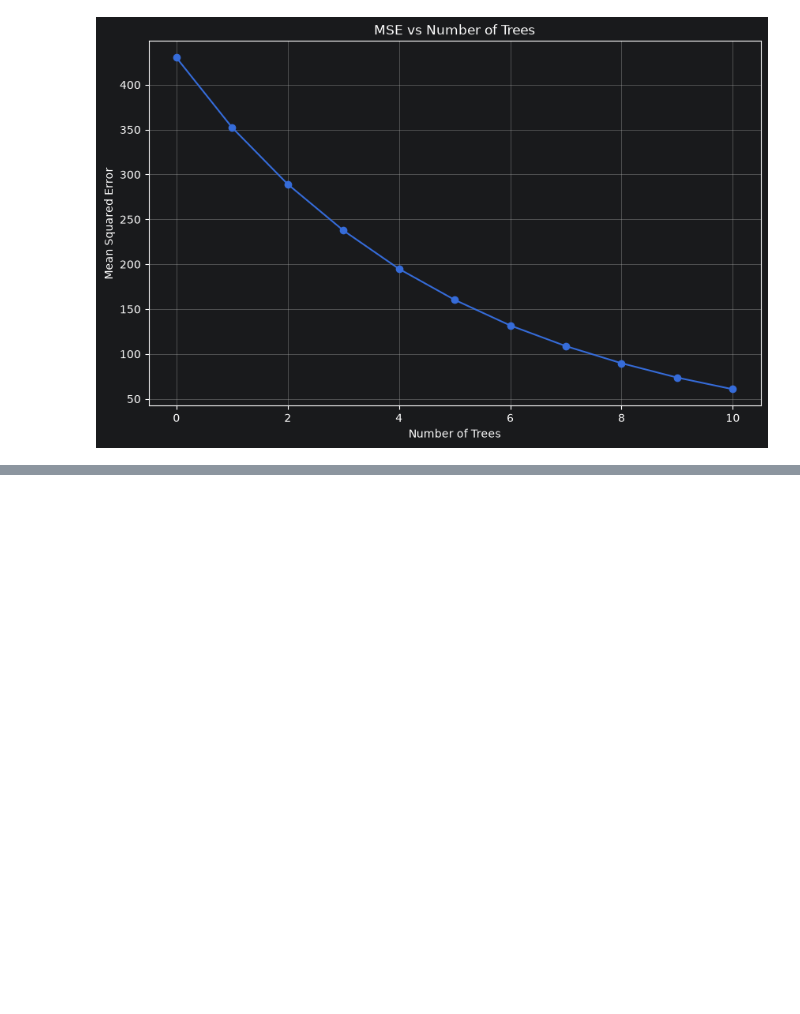
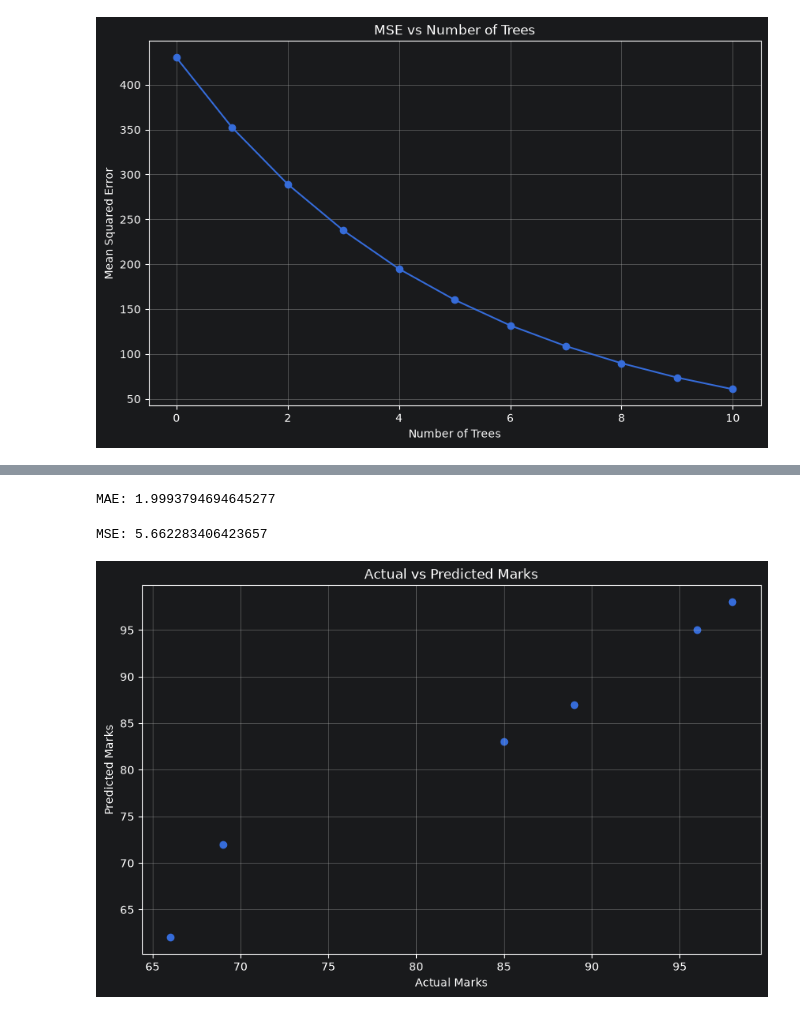
Before and after one commit to MUHAMMADZARYABKHAN-21/new.py, a Jupyter notebook: SCIKIT/LESSON18GRADIENTBOOSTING.ipynb, the cells around one changed output, grey strips where cells are left out. Saved outputs shown, nothing was run; the diff lists cells and outputs as text; code cells hidden in the pictures; blank space fills up the shorter version.

```diff
--- a/SCIKIT/LESSON18GRADIENTBOOSTING.ipynb
+++ b/SCIKIT/LESSON18GRADIENTBOOSTING.ipynb
@@ -574,0 +653,9 @@ from sklearn.metrics import mean_squared_error, mean_absolute_error, r2_score
+# %%
+from sklearn.model_selection import  train_test_split
+
+X_train, X_test, y_train, y_test = train_test_split(
+    X,
+    y,
+    test_size=0.2,
+    random_state=42
+)
@@ -574,0 +668,13 @@ from sklearn.metrics import mean_squared_error, mean_absolute_error, r2_score
+# %%
+
+model = GradientBoostingRegressor(
+    n_estimators=100,
+    learning_rate=0.1,
+    max_depth=2,
+    random_state=42
+)
+# %%
+model.fit(
+    X_train,
+    y_train
+)
@@ -574,0 +683,4 @@ from sklearn.metrics import mean_squared_error, mean_absolute_error, r2_score
+# %%
+y_pred = model.predict(X_test)
+
+print(y_pred)
@@ -574,0 +707,18 @@ from sklearn.metrics import mean_squared_error, mean_absolute_error, r2_score
+# %%
+mae = mean_absolute_error(
+    y_test,
+    y_pred
+)
+
+print("MAE:", mae)
+# %% [output]
+MAE: 1.9993794694645277
+# %%
+mse = mean_squared_error(
+    y_test,
+    y_pred
+)
+
+print("MSE:", mse)
+# %% [output]
+MSE: 5.662283406423657
@@ -574,0 +732,18 @@ from sklearn.metrics import mean_squared_error, mean_absolute_error, r2_score
+# %%
+plt.figure(figsize=(10, 6))
+
+plt.scatter(
+    y_test,
+    y_pred
+)
+
+plt.xlabel("Actual Marks")
+plt.ylabel("Predicted Marks")
+
+plt.title("Actual vs Predicted Marks")
+
+plt.grid()
+
+plt.show()
+# %% [output]
+[figure, added]
```
Also changed, not shown: parts of 12 cells of this notebook, 1 other file.
